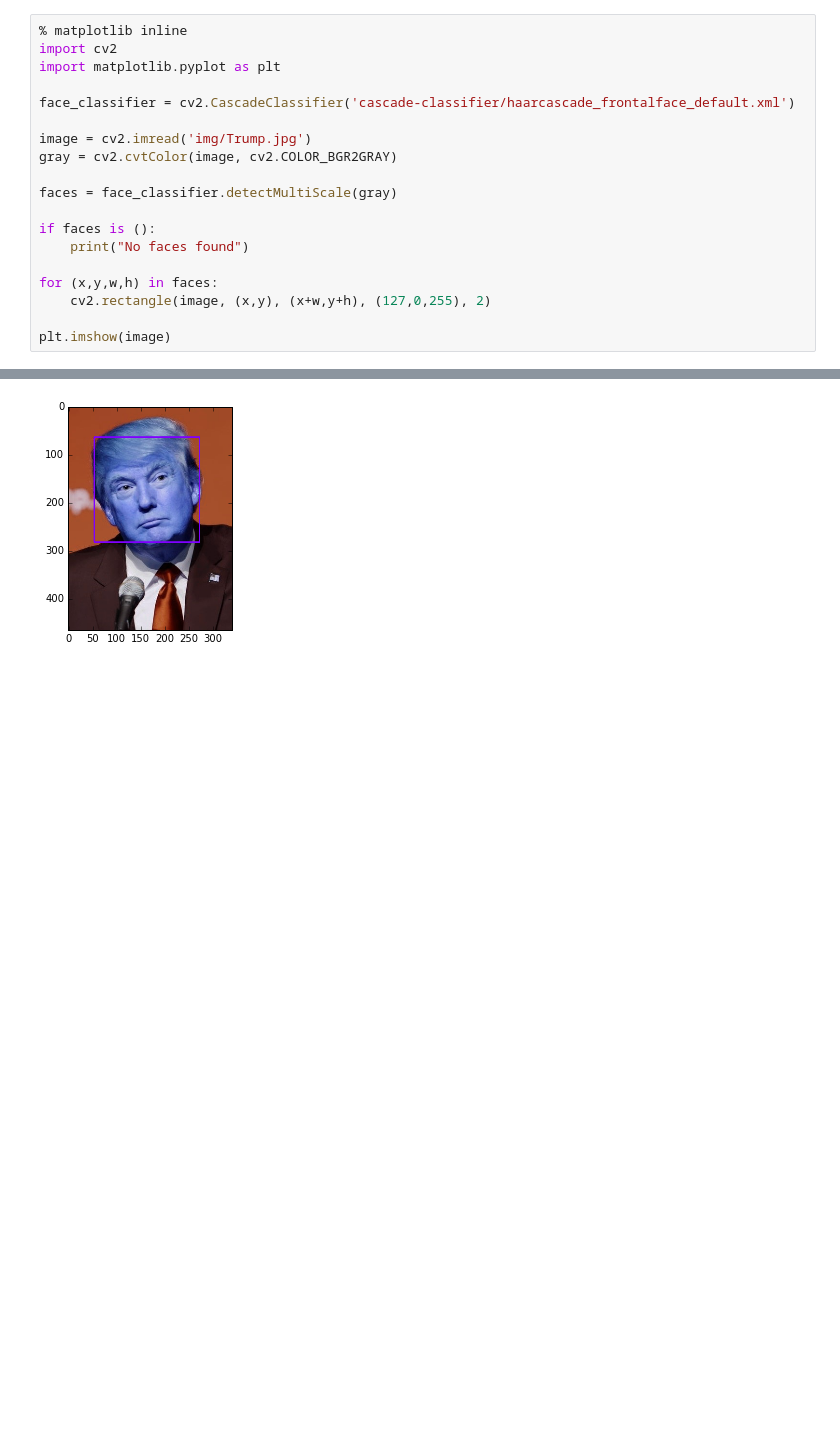
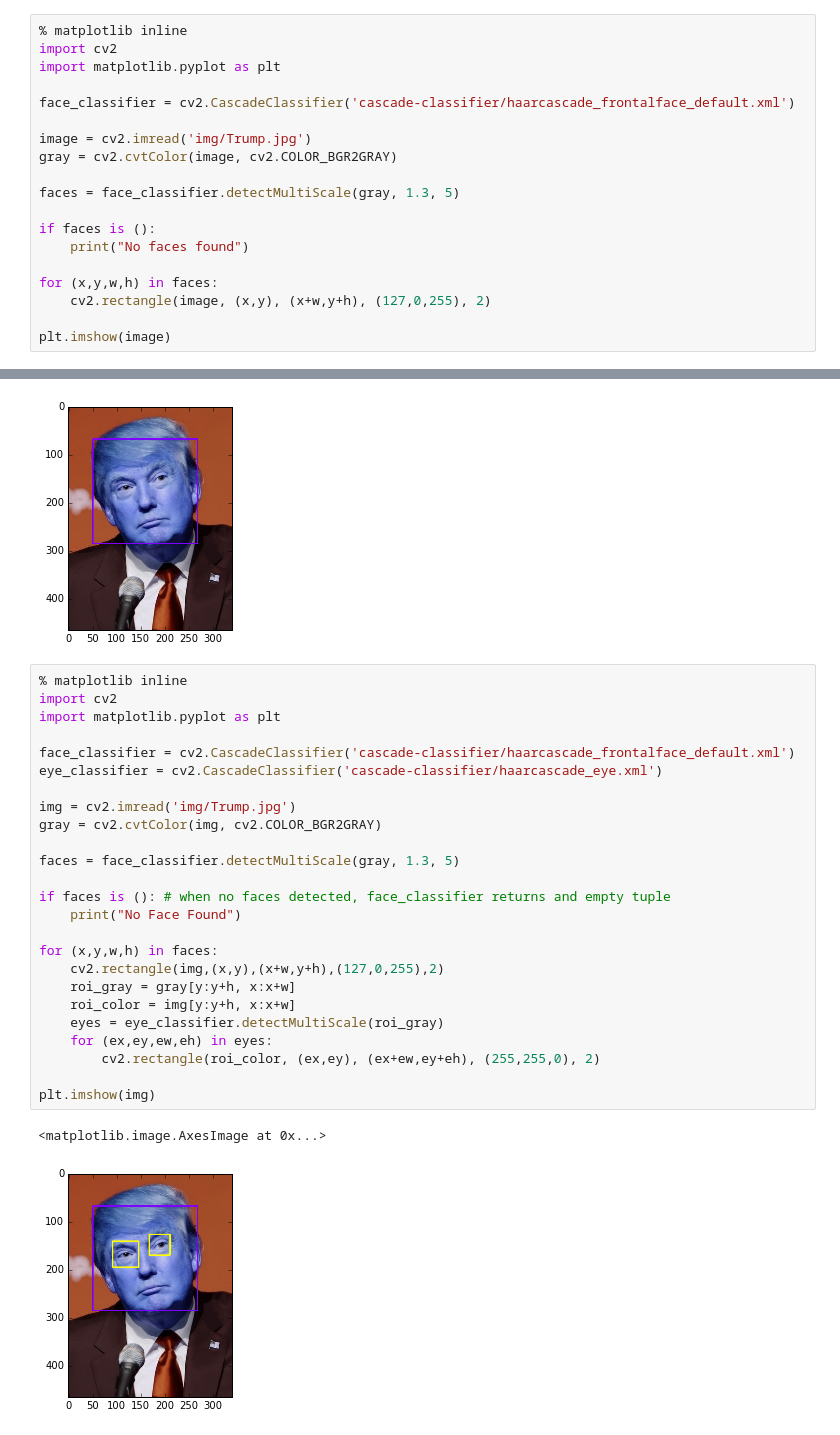
Before and after one commit to zwjyyc/finch, a Jupyter notebook: computer-vision/face-eye-detection.ipynb, the cells around one changed output, grey strips where cells are left out. Saved outputs shown, nothing was run; the diff lists cells and outputs as text; blank space fills up the shorter version.

```diff
--- a/computer-vision/face-eye-detection.ipynb
+++ b/computer-vision/face-eye-detection.ipynb
@@ -8,7 +21,7 @@ face_classifier = cv2.CascadeClassifier('cascade-classifier/haarcascade_frontalf
 image = cv2.imread('img/Trump.jpg')
 gray = cv2.cvtColor(image, cv2.COLOR_BGR2GRAY)
 
-faces = face_classifier.detectMultiScale(gray)
+faces = face_classifier.detectMultiScale(gray, 1.3, 5)
 
 if faces is ():
     print("No faces found")
@@ -20,3 +33,31 @@ plt.imshow(image)
 # %% [output]
 <matplotlib.image.AxesImage at 0x...>
 [figure]
+# %%
+% matplotlib inline
+import cv2
+import matplotlib.pyplot as plt
+
+face_classifier = cv2.CascadeClassifier('cascade-classifier/haarcascade_frontalface_default.xml')
+eye_classifier = cv2.CascadeClassifier('cascade-classifier/haarcascade_eye.xml')
+
+img = cv2.imread('img/Trump.jpg')
+gray = cv2.cvtColor(img, cv2.COLOR_BGR2GRAY)
+
+faces = face_classifier.detectMultiScale(gray, 1.3, 5)
+
+if faces is (): # when no faces detected, face_classifier returns and empty tuple
+    print("No Face Found")
+
+for (x,y,w,h) in faces:
+    cv2.rectangle(img,(x,y),(x+w,y+h),(127,0,255),2)
+    roi_gray = gray[y:y+h, x:x+w]
+    roi_color = img[y:y+h, x:x+w]
+    eyes = eye_classifier.detectMultiScale(roi_gray)
+    for (ex,ey,ew,eh) in eyes:
+        cv2.rectangle(roi_color, (ex,ey), (ex+ew,ey+eh), (255,255,0), 2)
+
+plt.imshow(img)
+# %% [output]
+<matplotlib.image.AxesImage at 0x...>
+[figure, added]
```
Also changed, not shown: parts of 1 cell of this notebook, 2 other files.
